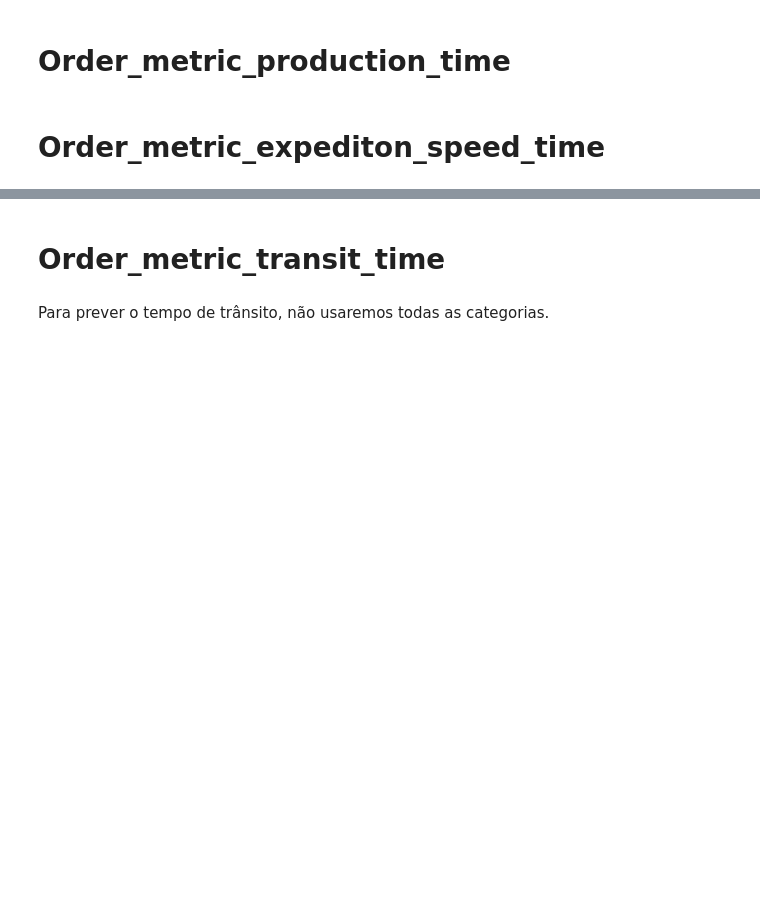
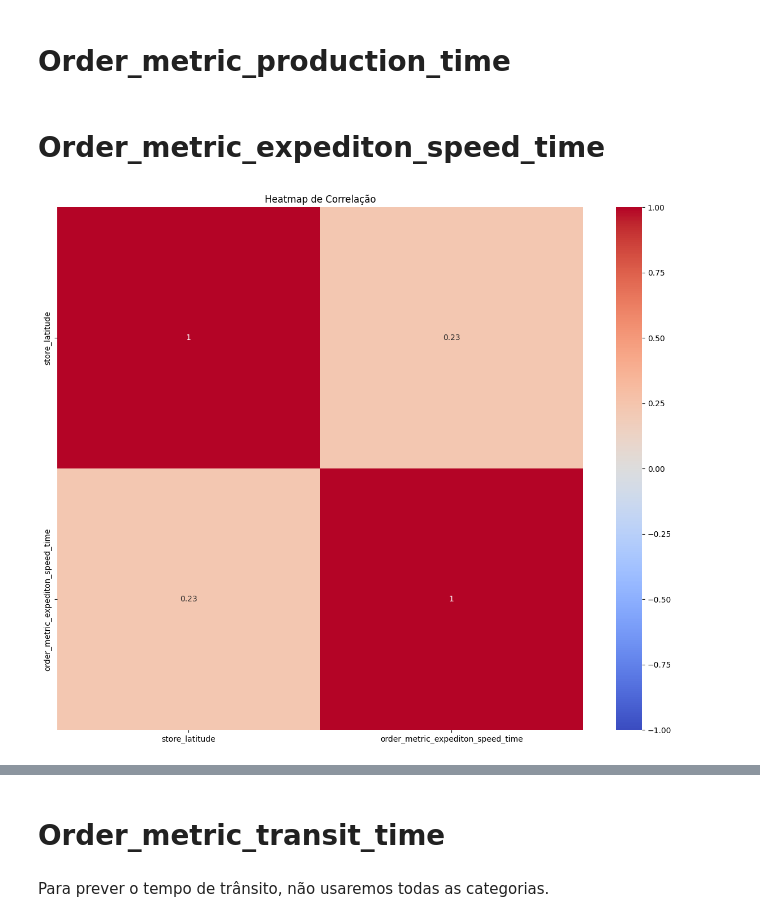
Before and after one commit to PedroMatusita/Previsao, a Jupyter notebook: matusita.ipynb, the cells around one changed output, grey strips where cells are left out. Drawn from its saved outputs; the diff is of its cells as text; code cells hidden in the pictures; blank space fills up the shorter version.

Commit message:
exped

```diff
--- a/matusita.ipynb
+++ b/matusita.ipynb
@@ -185,3 +214,47 @@ median = median_1 + median_2 + median_3 + median_paused + median_walking + media
 # Order_metric_production_time
 # %% [markdown]
 # Order_metric_expediton_speed_time
+# %%
+# colunas_exped = [
+#
+#     , 'driver_type','order_metric_expediton_speed_time']
+
+colunas_exped = ['store_latitude','store_longitude','order_delivery_fee', 'driver_type', 'order_created_month','store_plan_price','order_metric_expediton_speed_time']
+
+#Colunas
+#latitude_store: 17.86 KNN
+#latitude,longitude_store: 17.854 KNN
+#latitude,longitude_store, hub_latitude: 17.858 KNN
+#latitude,longitude_store, hub_latitude,longitude: 17.858 KNN
+#latitude,longitude_store, plan_price: 17.08 KNN
+#latitude,longitude_store, plan_price,order_amount: 17.907 KNN
+#latitude,longitude_store, plan_price, delivery_fee: 16.86 KNN
+#latitude,longitude_store, plan_price, delivery_fee e cost: 17.9 KNN
+#latitude,longitude_store, plan_price, delivery_fee, hour: 17.115 KNN
+#latitude,longitude_store, plan_price, delivery_fee, day: 17.8 KNN
+#latitude,longitude_store, plan_price, delivery_fee, month: 16.84 KNN
+#latitude,longitude_store, plan_price, delivery_fee, month, payment_amount: 17.96 KNN
+#latitude,longitude_store, plan_price, delivery_fee, month, distancia: 18 RL
+#latitude,longitude_store, plan_price, delivery_fee, month, distancia, modal: 16.869 KNN
+#latitude,longitude_store, plan_price, delivery_fee, month, distancia, type: 16.84 KNN
+
+
+df_exped = df[colunas_exped]
+df_exped = df_exped.dropna(subset=['order_metric_expediton_speed_time'])
+
+df_exped = df_exped.loc[df_exped['order_metric_expediton_speed_time'] <= 25]
+
+def pais_cat(x):
+    if x == 'FREELANCER':
+        return 0
+    else:
+        return 1
+
+df_exped['driver_type'] = df_exped['driver_type'].apply(lambda x: pais_cat(x))
+# %%
+plt.figure(figsize=(15, 12))
+sns.heatmap(df_exped.select_dtypes(include=["int","float"]).corr(), annot=True, cmap='coolwarm', vmin=-1, vmax=1)
+plt.title('Heatmap de Correlação')
+plt.show()
+# %% [output]
+[figure, added]
```
Also changed, not shown: parts of 30 cells of this notebook.
